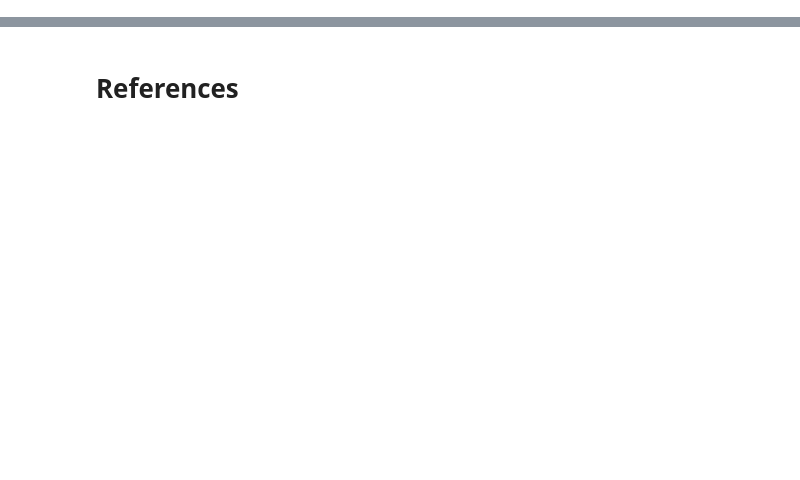
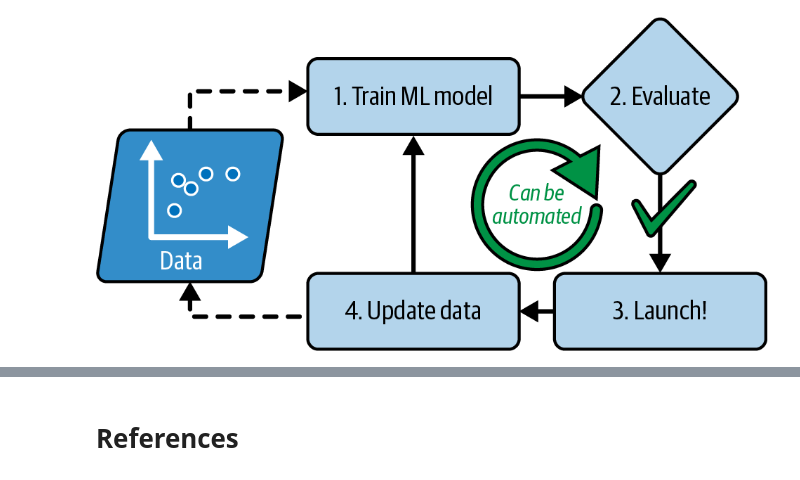
Before and after one commit to ancilcleetus/My-Learning-Journey-in-AI, a Jupyter notebook: Fundamentals-of-Machine-Learning/machine_learning_landscape.ipynb, the cells around one changed output, grey strips where cells are left out. Cells and saved outputs as stored; diff of their text form; code cells hidden in the pictures; blank space fills up the shorter version.

```diff
--- a/Fundamentals-of-Machine-Learning/machine_learning_landscape.ipynb
+++ b/Fundamentals-of-Machine-Learning/machine_learning_landscape.ipynb
@@ -25,0 +39,7 @@
+# %%
+# Machine Learning Approach => can automatically adapt to change with help of new data
+
+from IPython import display
+display.Image("data/images/machine_learning_landscape_03.png")
+# %% [output]
+[figure, added]
```
Also changed, not shown: parts of 15 cells of this notebook, 4 other files.
